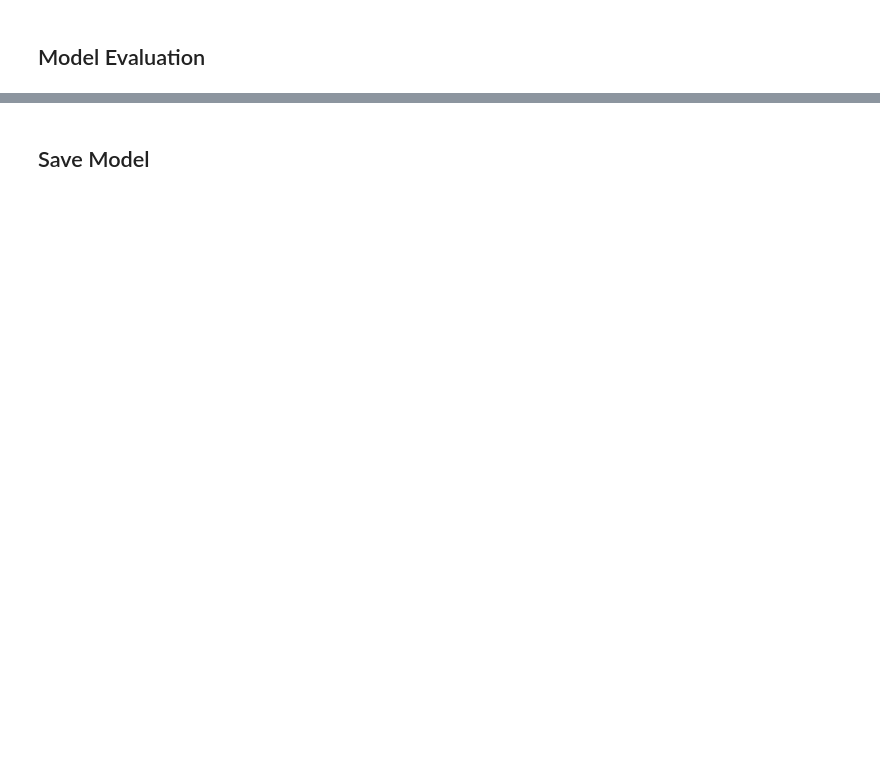
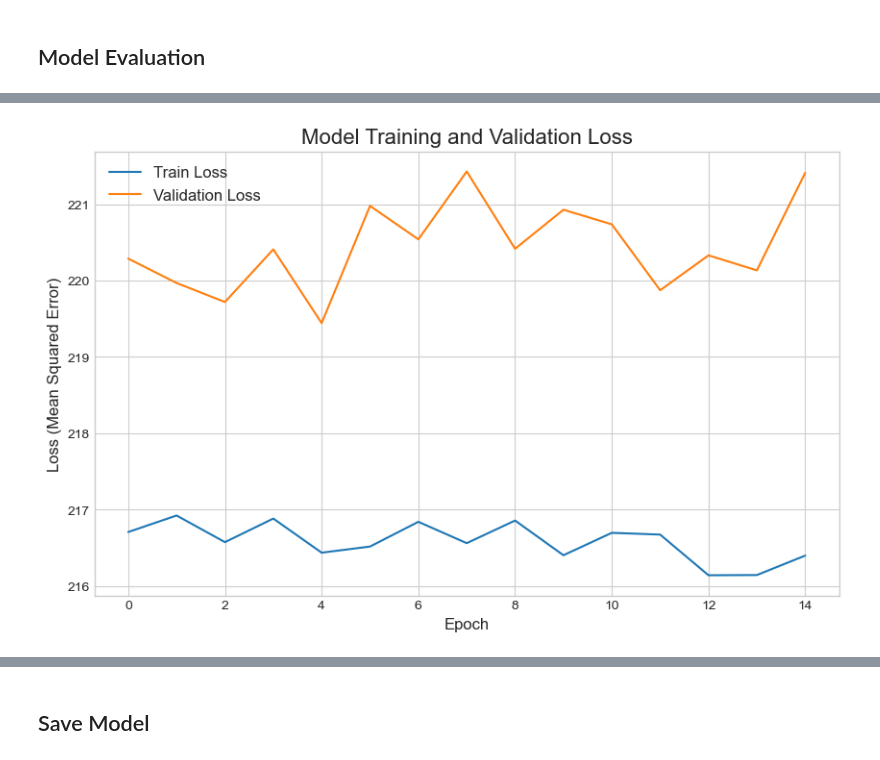
Before and after one commit to Vanessa-Audrie/HiPlan-ML, a Jupyter notebook: weather-prediction-model/Predict_weather.ipynb, the cells around one changed output, grey strips where cells are left out. Drawn from its saved outputs; the diff is of its cells as text; code cells hidden in the pictures; blank space fills up the shorter version.

```diff
--- a/weather-prediction-model/Predict_weather.ipynb
+++ b/weather-prediction-model/Predict_weather.ipynb
@@ -163,2 +89,5 @@ X_test_num, X_test_cat, y_test = X_seq_num[test_idx], X_seq_cat[test_idx], y_seq
+# %%
+X_train_processed = preprocessor.fit_transform(X_train)
+X_test_processed = preprocessor.transform(X_test)
 # %% [markdown]
 ## Model Building
@@ -212,0 +94,16 @@ Model: "functional"
+# %%
+input_shape = X_train_processed.shape[1]
+input_layer = Input(shape=(input_shape,), name='input')
+
+x = Dense(128, activation='relu')(input_layer)
+x = Dropout(0.3)(x)
+x = Dense(64, activation='relu')(x)
+x = Dropout(0.3)(x)
+x = Dense(32, activation='relu')(x)
+
+output_layer = Dense(4, name='output')(x)
+
+model = Model(inputs=input_layer, outputs=output_layer)
+
+model.compile(optimizer='adam', loss='mse', metrics=['mae'])
+model.summary()
@@ -214,11 +133,11 @@ Model: "functional"
 early_stop = EarlyStopping(monitor='val_loss', patience=10, restore_best_weights=True)
 
 history = model.fit(
-  [X_train_num, X_train_cat], y_train,
-  validation_split=0.2,
-  epochs=50,
-  batch_size=32,
-  callbacks=[early_stop],
-  verbose=1
+    X_train_processed, y_train,
+    validation_data=(X_test_processed, y_test),
+    epochs=100,
+    batch_size=32,
+    callbacks=[early_stop],
+    verbose=1
 )
 # %% [output]
@@ -291,0 +163,15 @@ Metrics for windspeed:
+# %%
+plt.style.use('seaborn-v0_8-whitegrid')
+fig, ax = plt.subplots(figsize=(10, 6))
+
+ax.plot(history.history['loss'], label='Train Loss')
+ax.plot(history.history['val_loss'], label='Validation Loss')
+
+ax.set_title('Model Training and Validation Loss', fontsize=16)
+ax.set_xlabel('Epoch', fontsize=12)
+ax.set_ylabel('Loss (Mean Squared Error)', fontsize=12)
+ax.legend(fontsize=12)
+
+plt.show()
+# %% [output]
+[figure, added]
```
Also changed, not shown: parts of 43 cells of this notebook, 5 other files.
